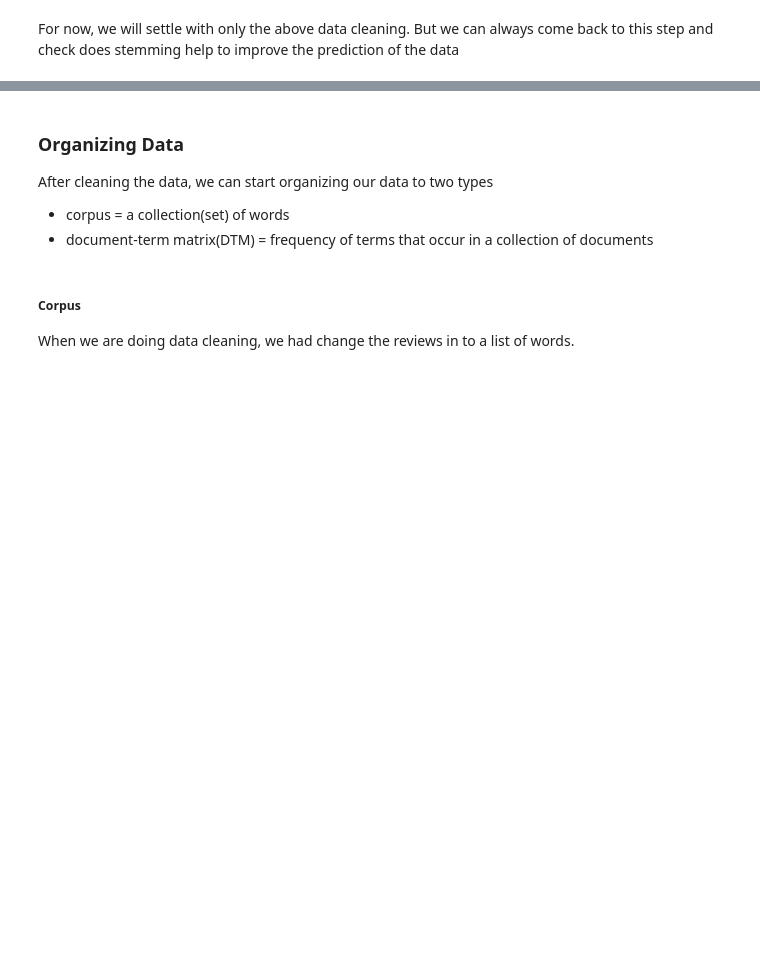
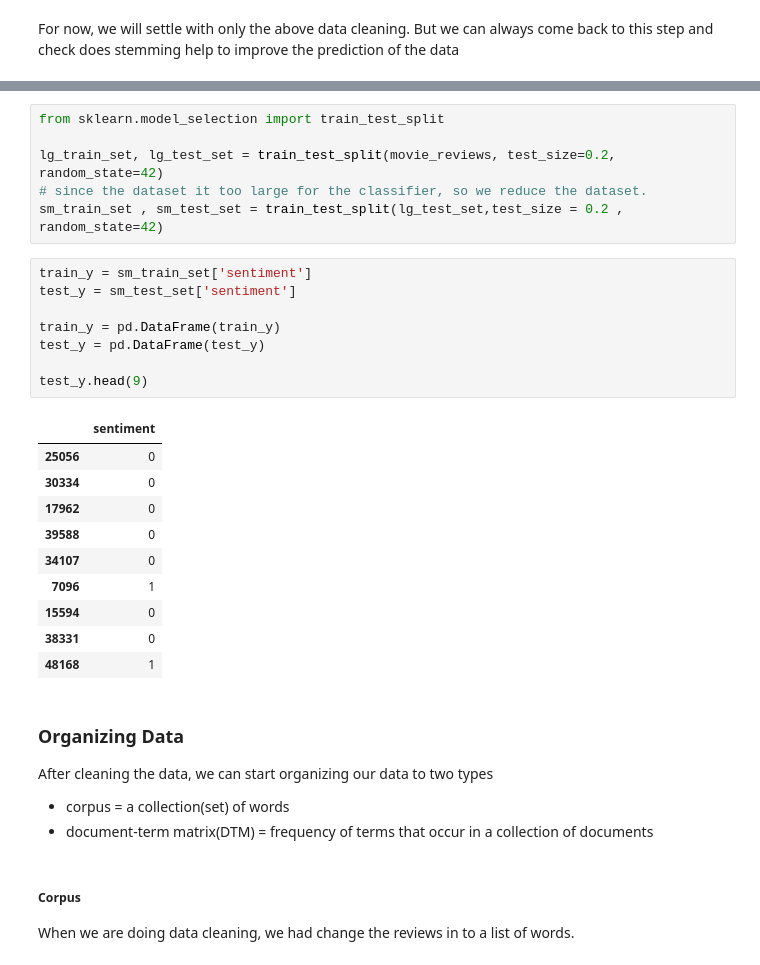
Before and after one commit to kaixuan98/MovieReview, a Jupyter notebook: movie_review.ipynb, the cells around one changed output, grey strips where cells are left out. Drawn from its saved outputs; the diff is of its cells as text; blank space fills up the shorter version.

Commit message:
Finished the Classifier
FInished the classifier and the F1 score

```diff
--- a/movie_review.ipynb
+++ b/movie_review.ipynb
@@ -128,3 +156,28 @@ For now, we will settle with only the above data cleaning. But we can always com
+# %%
+from sklearn.model_selection import train_test_split
+
+lg_train_set, lg_test_set = train_test_split(movie_reviews, test_size=0.2, random_state=42)
+# since the dataset it too large for the classifier, so we reduce the dataset.
+sm_train_set , sm_test_set = train_test_split(lg_test_set,test_size = 0.2 , random_state=42)
+# %%
+train_y = sm_train_set['sentiment']
+test_y = sm_test_set['sentiment']
+
+train_y = pd.DataFrame(train_y)
+test_y = pd.DataFrame(test_y)
+
+test_y.head(9)
+# %% [output]
+|  | sentiment |
+| 25056 | 0 |
+| 30334 | 0 |
+| 17962 | 0 |
+| 39588 | 0 |
+| 34107 | 0 |
+| 7096 | 1 |
+| 15594 | 0 |
+| 38331 | 0 |
+| 48168 | 1 |
 # %% [markdown]
 ### Organizing Data
 
```
Also changed, not shown: parts of 24 cells of this notebook, 3 other files.
